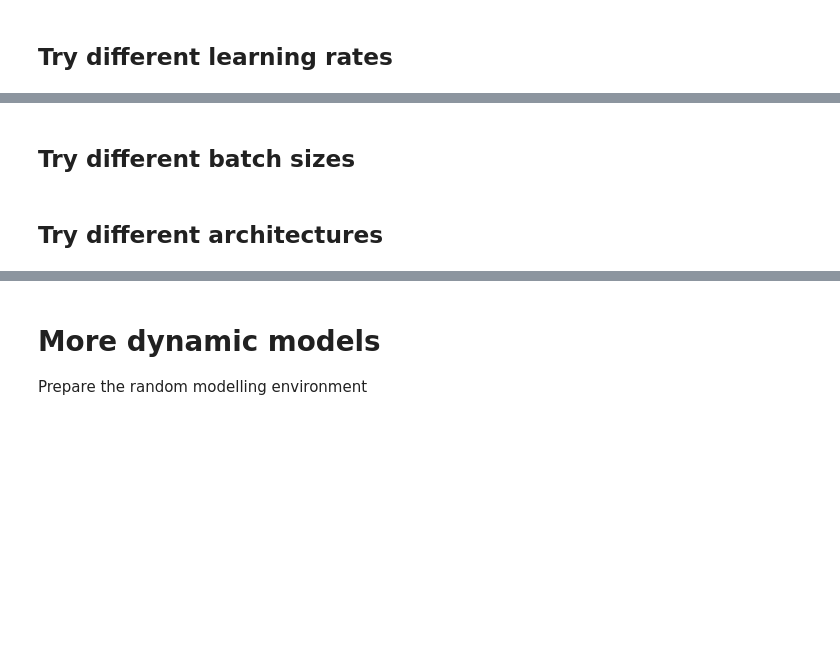
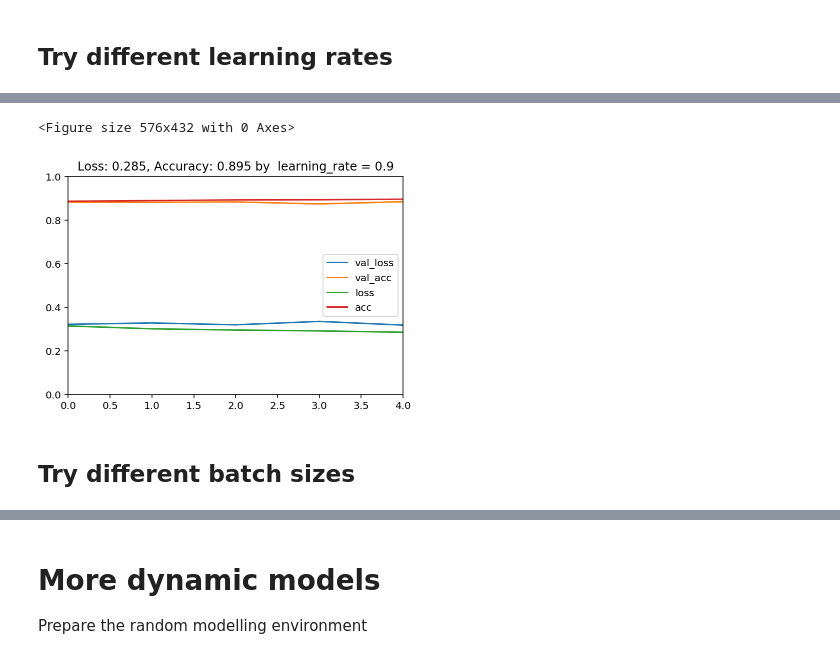
Before and after one commit to Cococatty/MachineLearningAssignment, a Jupyter notebook: 448_Assignment3.ipynb, the cells around one changed output, grey strips where cells are left out. Drawn from its saved outputs; the diff is of its cells as text; code cells hidden in the pictures; blank space fills up the shorter version.

```diff
--- a/448_Assignment3.ipynb
+++ b/448_Assignment3.ipynb
@@ -40,7 +42,7 @@ from keras import optimizers
 # %% [markdown]
 # Assisting function
 # %%
-def plot_loss_accuracy(history, title):
+def plot_loss_accuracy(history, title=""):
     historydf = pd.DataFrame(history.history, index=history.epoch)
     plt.figure(figsize=(8, 6))
     historydf.plot(ylim=(0, max(1, historydf.values.max())))
@@ -189,4 +191,6 @@ def build_model_optimizer(optimizerName = "sgd"):
 # %%
 # build_model_optimizer(optimizerName = "sgd")
 # build_model_optimizer(optimizerName = "adam")
-build_model_optimizer(optimizerName = "nadam")
+# build_model_optimizer(optimizerName = "nadam")
+
+model = model_64
@@ -215,21 +197,30 @@ Time consumption of 64: 14.841285467147827
 # %% [markdown]
 ## Try different learning rates
 # %%
-learning_rate = 0.1
+learning_rate = 0.9
 
-sgd = optimizers.SGD(lr = learning_rate, decay=1e-6, momentum=0.0, nesterov=True)
+sgd_lr = optimizers.SGD(lr = learning_rate, decay=1e-6, momentum=0.0, nesterov=True)
 
-model.compile(optimizer = sgd, loss = "categorical_crossentropy", metrics = ["accuracy"])
-# model_64.compile(optimizer = "sgd1", loss = "categorical_crossentropy", metrics = ["accuracy"])
+StartTime = time.time()
 
+model.compile(optimizer = sgd_lr, loss = "categorical_crossentropy", metrics = ["accuracy"])
 
 model_fit = model.fit(x_train, y_train, batch_size = 128, epochs = 5, verbose = True, validation_split = 0.1)
+
+# End timer
+EndTime = time.time()
+durTime = EndTime - StartTime
+
 loss, accuracy = model.evaluate(x_test, y_test, verbose = False)
 
+plot_loss_accuracy(model_fit, title = " learning_rate = %s" % (learning_rate))
 
-# plot_loss_accuracy(model_32_fit)
-# print(f'Test loss: {loss_32:.3}')
-# print(f'Test accuracy: {accuracy_32:.3}')
+# print(durTime)
+print(f'Time consumption: {durTime}')
+# 'Time consumption: ' +
+print(f'Test loss: {loss:.3}')
+print(f'Test accuracy: {accuracy:.3}')
+# print(f'Time cost: {time:.2}')
 # %% [output]
 Train on 54000 samples, validate on 6000 samples
 Epoch 1/5
@@ -245,4 +239,4 @@ Epoch 5/5
+<Figure size 576x432 with 0 Axes>
+[figure, added]
 # %% [markdown]
 ## Try different batch sizes
-# %% [markdown]
-## Try different architectures
```
Also changed, not shown: parts of 12 cells of this notebook.
